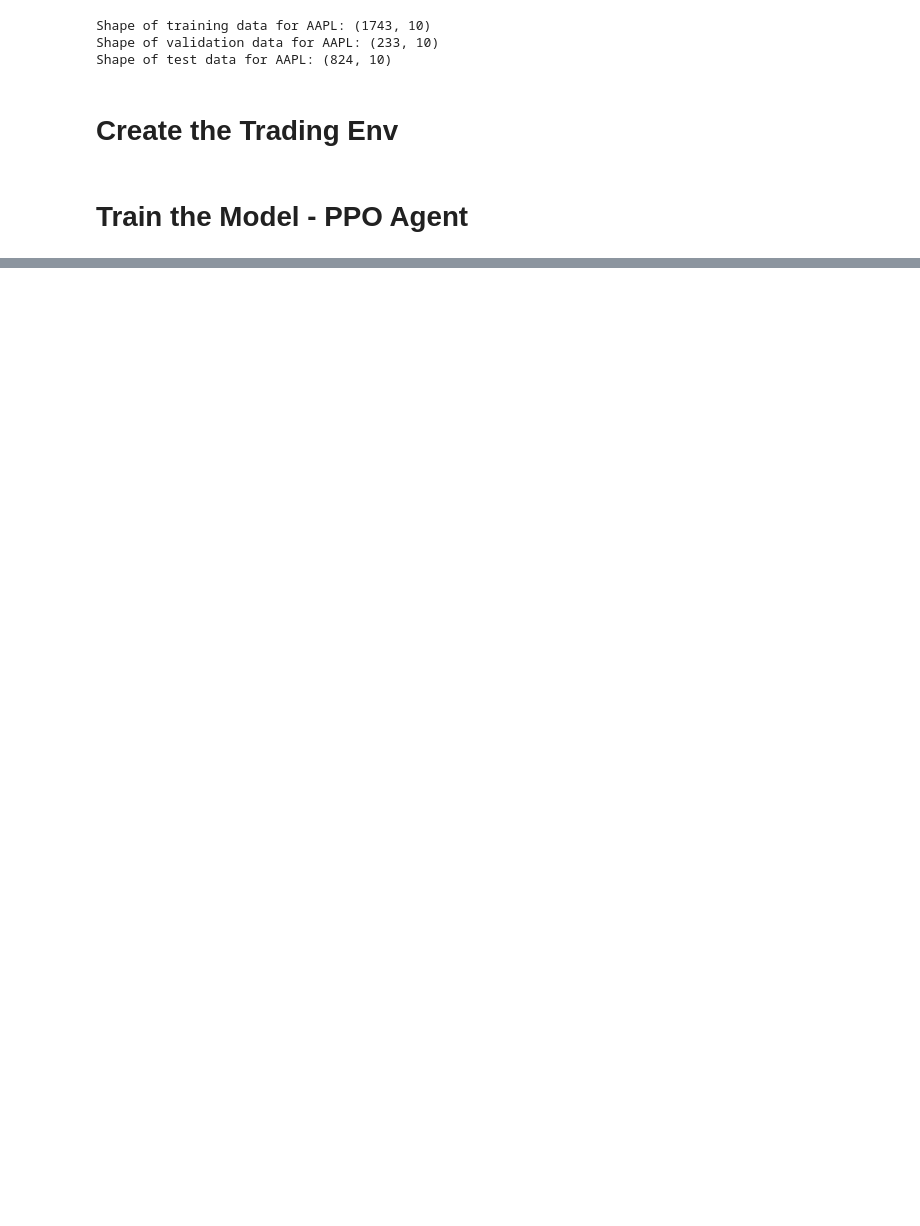
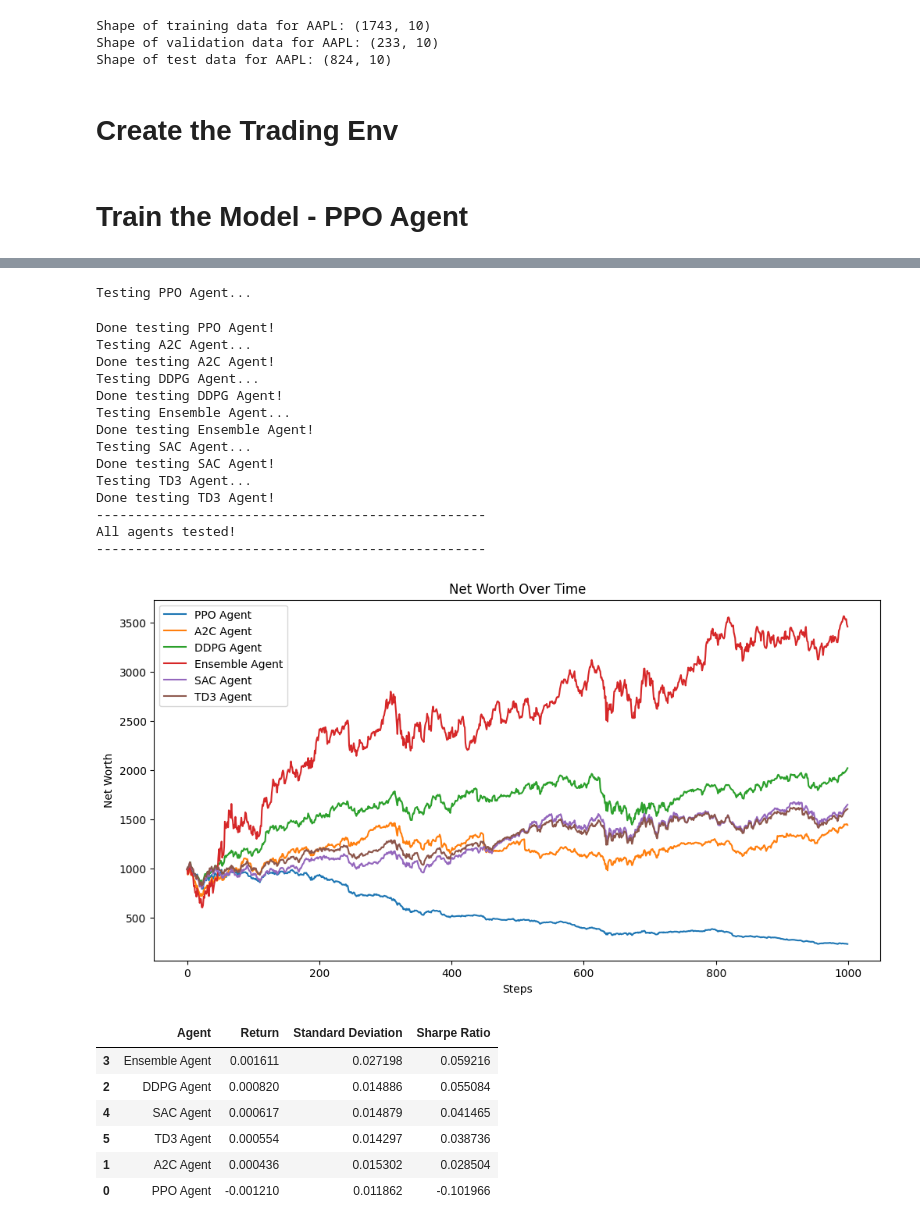
Before and after one commit to EvanZimmerman307/Reinforcement-Learning-Stock-Trading-Bot-, a Jupyter notebook: sample/basic_ppo.ipynb, the cells around one changed output, grey strips where cells are left out. Saved outputs shown, nothing was run; the diff lists cells and outputs as text; code cells hidden in the pictures; blank space fills up the shorter version.

```diff
--- a/sample/basic_ppo.ipynb
+++ b/sample/basic_ppo.ipynb
@@ -390,0 +696,43 @@ def create_env_and_train_agents(data, total_timesteps):
+# %%
+# Create the environment using DummyVecEnv with test data
+test_env = DummyVecEnv([lambda: StockTradingEnv(test_data)])
+
+# 2. Test & visualize the agents on the test data
+n_tests = 1000
+test_agents = {
+    'PPO Agent': ppo_agent,
+    'A2C Agent': a2c_agent,
+    'DDPG Agent': ddpg_agent,
+    'Ensemble Agent': ensemble_agent,
+    'SAC Agent': sac_agent,
+    'TD3 Agent': td3_agent
+}
+test_and_visualize_agents(env, test_agents, test_data, n_tests=n_tests)
+
+# 3. Compare the agents' performance on the test data ( returns, standard deviation, and sharpe ratio )
+test_agents_metrics = [test_agent(env, agent, test_data, n_tests=n_tests, visualize=False) for agent in test_agents.values()]
+compare_and_plot_agents(test_agents_metrics, list(test_agents.keys()))
+# %% [output]
+Testing PPO Agent...
+Done testing PPO Agent!
+Testing A2C Agent...
+Done testing A2C Agent!
+Testing DDPG Agent...
+Done testing DDPG Agent!
+Testing Ensemble Agent...
+Done testing Ensemble Agent!
+Testing SAC Agent...
+Done testing SAC Agent!
+Testing TD3 Agent...
+Done testing TD3 Agent!
+--------------------------------------------------
+All agents tested!
+--------------------------------------------------
+[figure, added]
+|  | Agent | Return | Standard Deviation | Sharpe Ratio |
+| 3 | Ensemble Agent | 0.001611 | 0.027198 | 0.059216 |
+| 2 | DDPG Agent | 0.000820 | 0.014886 | 0.055084 |
+| 4 | SAC Agent | 0.000617 | 0.014879 | 0.041465 |
+| 5 | TD3 Agent | 0.000554 | 0.014297 | 0.038736 |
+| 1 | A2C Agent | 0.000436 | 0.015302 | 0.028504 |
+| 0 | PPO Agent | -0.001210 | 0.011862 | -0.101966 |
```
Also changed, not shown: parts of 15 cells of this notebook.
